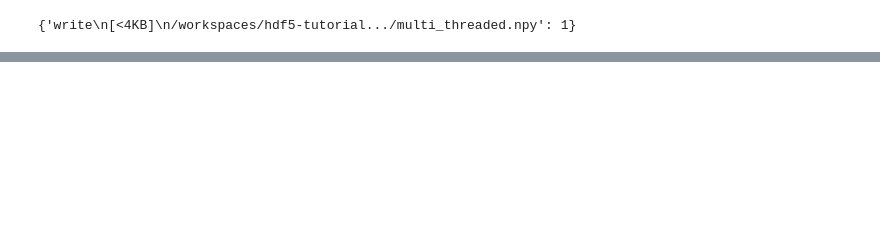
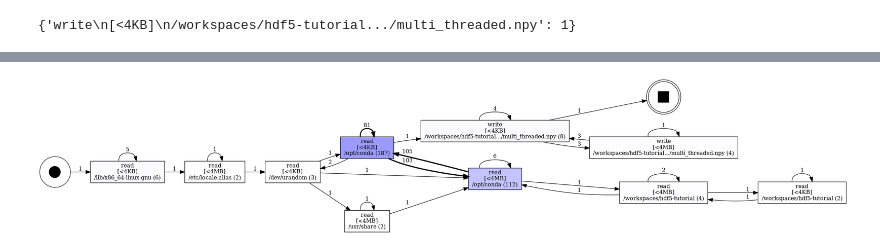
Before and after one commit to as641651/hdf5-tutorial, a Jupyter notebook: libs/strace_miner/dev/X1-pm4py-dfg.ipynb, the cells around one changed output, grey strips where cells are left out. Cells and saved outputs as stored; diff of their text form; code cells hidden in the pictures; blank space fills up the shorter version.

```diff
--- a/libs/strace_miner/dev/X1-pm4py-dfg.ipynb
+++ b/libs/strace_miner/dev/X1-pm4py-dfg.ipynb
@@ -11,7 +11,7 @@ from strace_miner.views.v3 import IOLineReaderV3
 st_logs = ['logs/view4.st',]
 io_calls = ['read','write']
 #line_reader = IOLineReaderV3(['data_rank',],collapse=True)
-line_reader = IOLineReaderV3(['/dev/data/',],collapse=True)
+line_reader = IOLineReaderV3(['/dev/data/',],collapse=False)
 #line_reader = IOLineReaderV3(collapse=False)
 sta = IOMinerV4(st_logs,io_calls,line_reader)
 sta.preprocess()
@@ -130,0 +236,10 @@ strict digraph {
+# %%
+def get_dfg_gviz(dfg,im,fm):
+    dfg_parameters = dfg_visualizer.Variants.FREQUENCY.value.Parameters
+    parameters = {}
+    parameters[dfg_parameters.START_ACTIVITIES] = im
+    parameters[dfg_parameters.END_ACTIVITIES] = fm
+
+    return dfg_visualizer.apply(dfg, parameters=parameters)
+# %%
+gx = get_dfg_gviz(dfg,im,fm)
@@ -130,0 +250,4 @@ strict digraph {
+# %%
+dfg_visualizer.view(gx)
+# %% [output]
+[figure, added]
```
Also changed, not shown: parts of 24 cells of this notebook, 44 other files.
